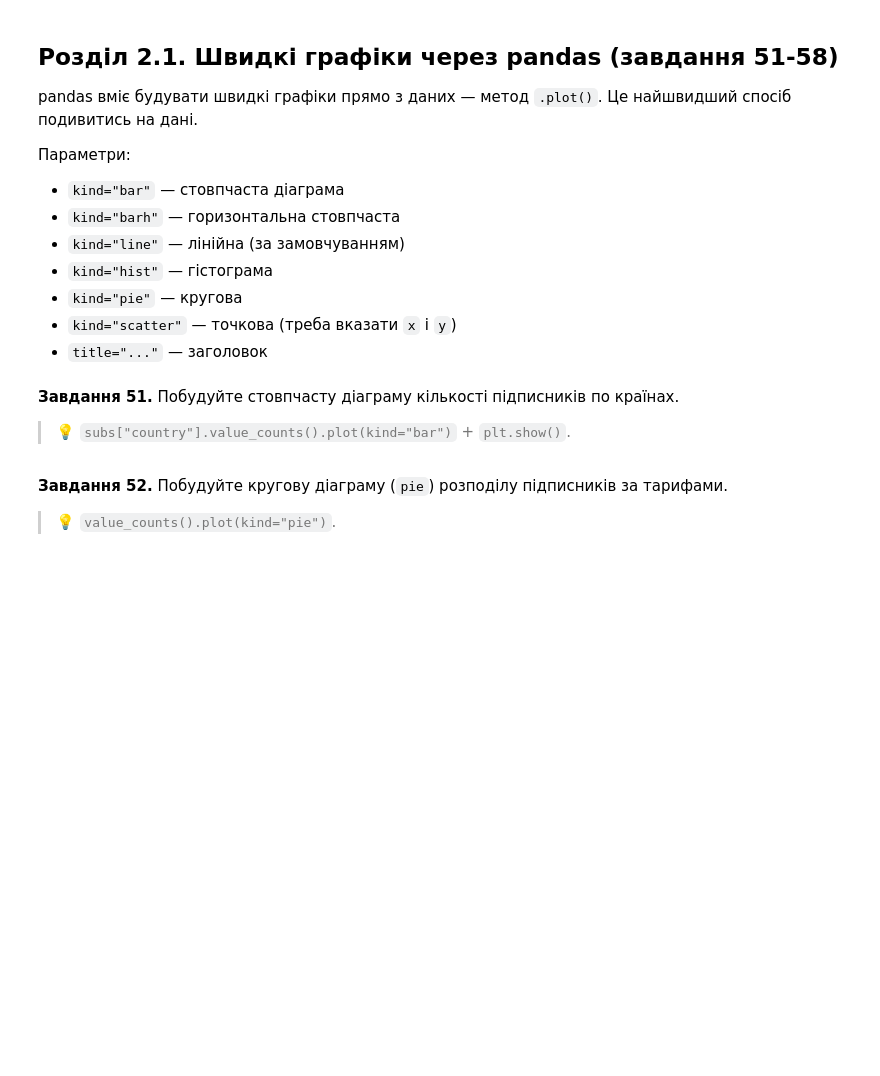
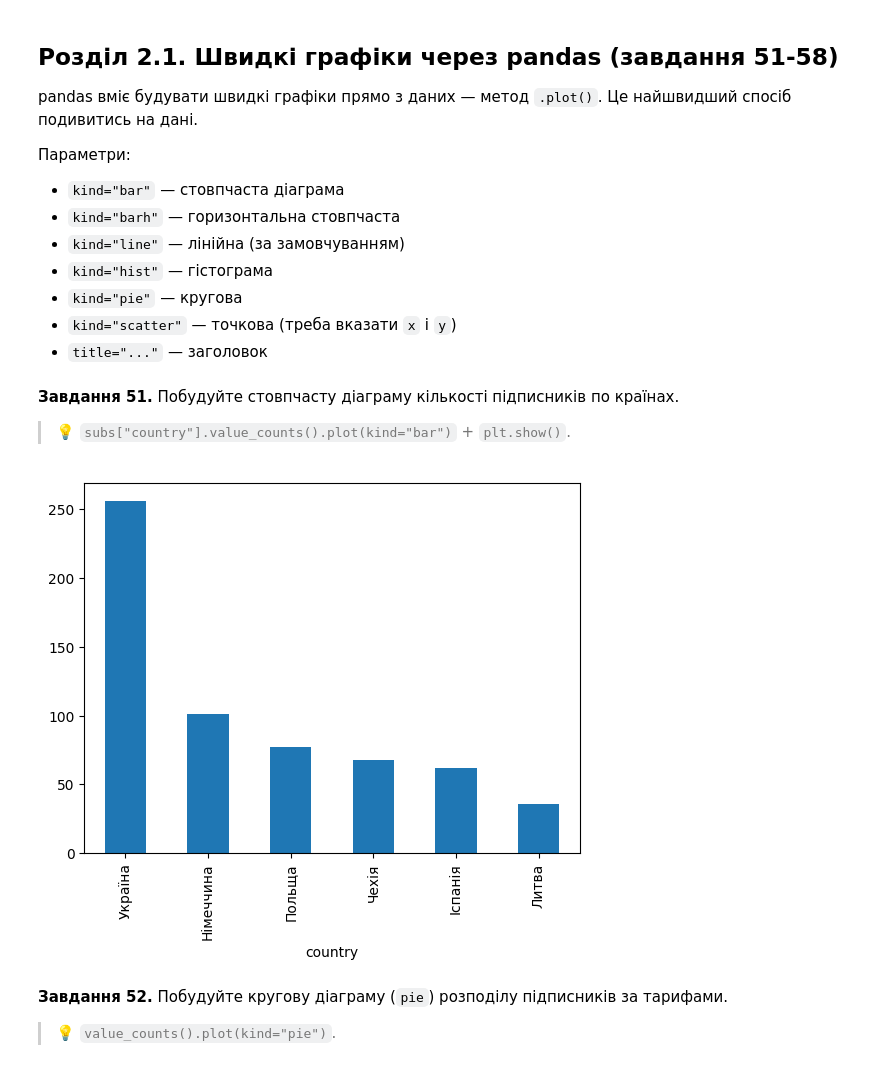
Before and after one commit to NatalieAleksandrova2026/DTA_2026, a Jupyter notebook: Homework/pandas_viz_practice.ipynb, the cells around one changed output. Drawn from its saved outputs; the diff is of its cells as text; code cells hidden in the pictures; blank space fills up the shorter version.

```diff
--- a/Homework/pandas_viz_practice.ipynb
+++ b/Homework/pandas_viz_practice.ipynb
@@ -1006,3 +1004,10 @@ pandas вміє будувати швидкі графіки прямо з да
+# %%
+# Завдання 51:
+country_count = subs['country'].value_counts()
+country_count.plot(kind='bar')
+plt.show()
+# %% [output]
+[figure, added]
 # %% [markdown]
 **Завдання 52.** Побудуйте кругову діаграму (`pie`) розподілу підписників за тарифами.
 
```
Also changed, not shown: parts of 14 cells of this notebook.
